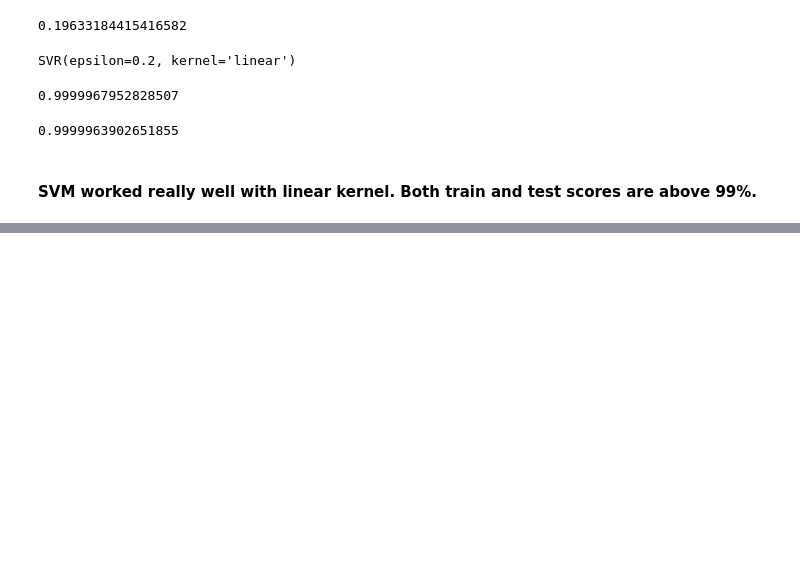
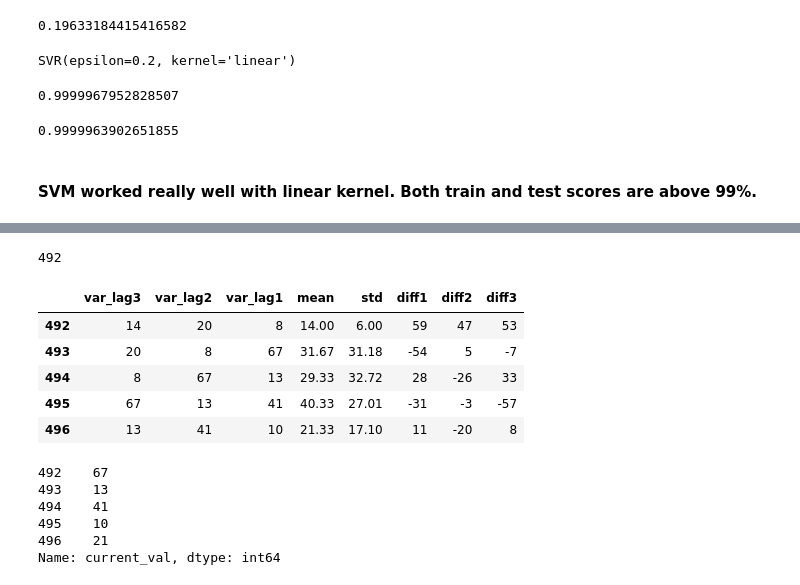
Before and after one commit to ErfanEbrahimiBazaz/web_traffic_prediction, a Jupyter notebook: 4-multivariate_tsa.ipynb, the cells around one changed output, grey strips where cells are left out. Saved outputs shown, nothing was run; the diff lists cells and outputs as text; code cells hidden in the pictures; blank space fills up the shorter version.

```diff
--- a/4-multivariate_tsa.ipynb
+++ b/4-multivariate_tsa.ipynb
@@ -1365,0 +1407,25 @@ model_svr.score(X_train, y_train)
+# %%
+len(df_base_features) - round(len(df_base_features)*.1)
+# %% [output]
+492
+# %%
+X_test = df_base_features[len(df_base_features) - round(len(df_base_features)*.1):]
+X_test = X_test.drop(['current_val', 'date_idx'], axis = 1)
+y_test = df_base_features[len(df_base_features) - round(len(df_base_features)*.1):]['current_val']
+X_test.head()
+# %% [output]
+|  | var_lag3 | var_lag2 | var_lag1 | mean | std | diff1 | diff2 | diff3 |
+| 492 | 14 | 20 | 8 | 14.00 | 6.00 | 59 | 47 | 53 |
+| 493 | 20 | 8 | 67 | 31.67 | 31.18 | -54 | 5 | -7 |
+| 494 | 8 | 67 | 13 | 29.33 | 32.72 | 28 | -26 | 33 |
+| 495 | 67 | 13 | 41 | 40.33 | 27.01 | -31 | -3 | -57 |
+| 496 | 13 | 41 | 10 | 21.33 | 17.10 | 11 | -20 | 8 |
+# %%
+y_test.head()
+# %% [output]
+492    67
+493    13
+494    41
+495    10
+496    21
+Name: current_val, dtype: int64
```
Also changed, not shown: parts of 34 cells of this notebook.
